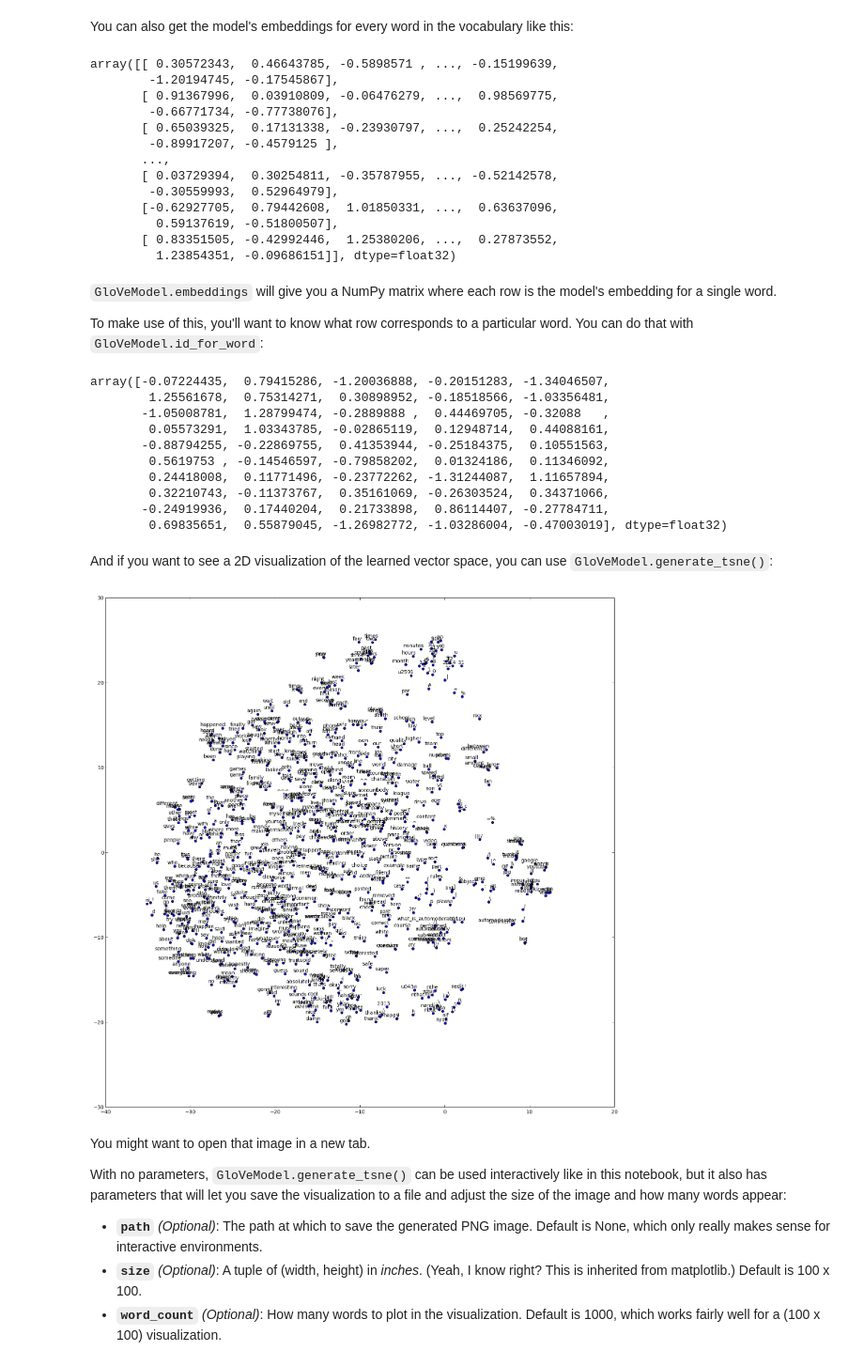
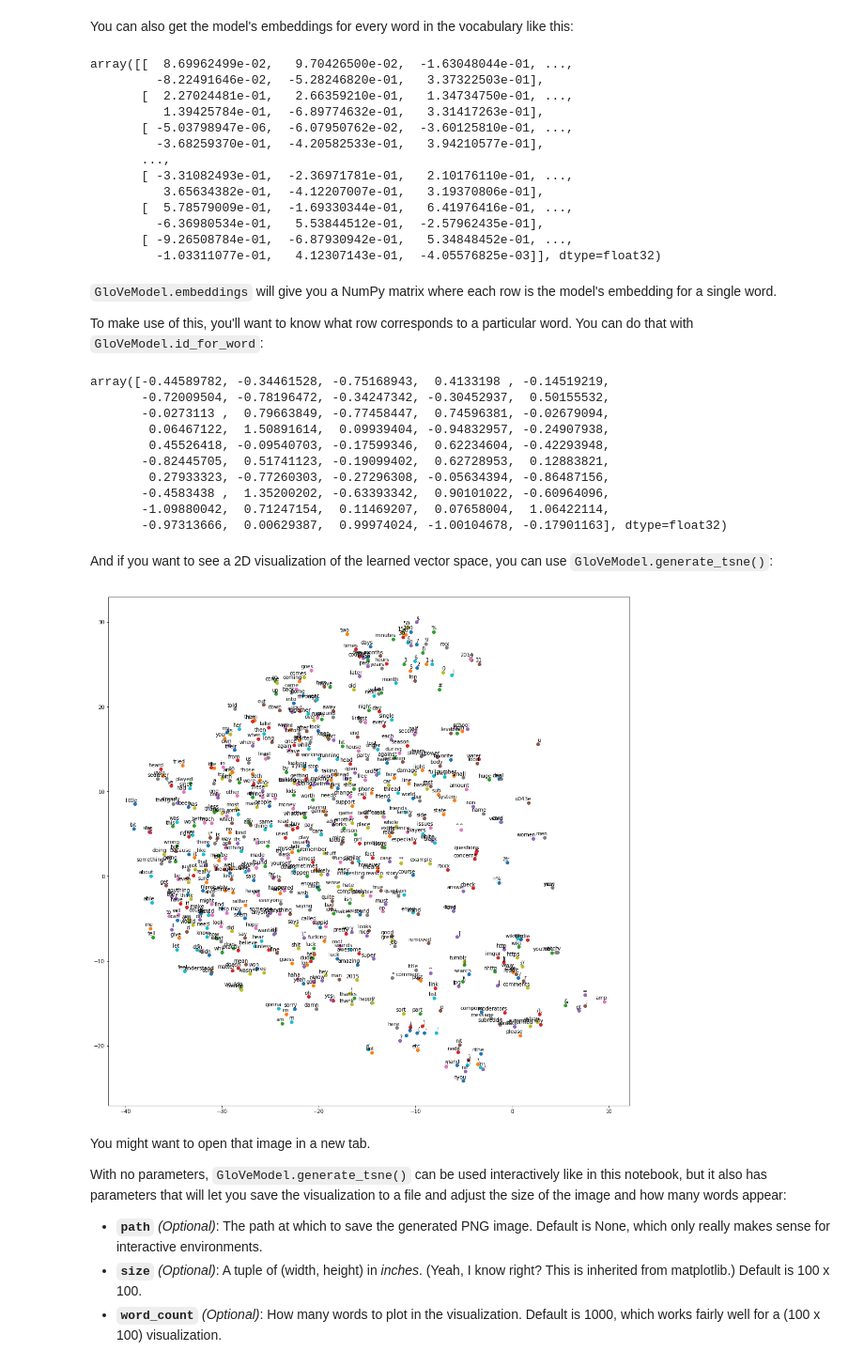
Before and after one commit to udsclub/Project1.-Sentiment-Analysis, a Jupyter notebook: src/preprocessing_tutorials/glove/glove.ipynb, the cells around one changed output. Shown at 94% size. Saved outputs shown, nothing was run; the diff lists cells and outputs as text; code cells hidden in the pictures.

```diff
--- a/src/preprocessing_tutorials/glove/glove.ipynb
+++ b/src/preprocessing_tutorials/glove/glove.ipynb
@@ -100,4 +84,4 @@ def reddit_comment_corpus(path):
     return (tokenize_comment(comment) for comment in extract_reddit_comments(path))
 
 # Replace the path with the path to your corpus file
-corpus = reddit_comment_corpus("RC_2015-01-1m_sample")
+corpus = reddit_comment_corpus("RC_2015-01-100000_sample")
@@ -152,19 +129,19 @@ You can also get the model's embeddings for every word in the vocabulary like th
 # %%
 model.embeddings
 # %% [output]
-array([[ 0.30572343,  0.46643785, -0.5898571 , ..., -0.15199639,
-        -1.20194745, -0.17545867],
-       [ 0.91367996,  0.03910809, -0.06476279, ...,  0.98569775,
-        -0.66771734, -0.77738076],
-       [ 0.65039325,  0.17131338, -0.23930797, ...,  0.25242254,
-        -0.89917207, -0.4579125 ],
+array([[  8.69962499e-02,   9.70426500e-02,  -1.63048044e-01, ...,
+         -8.22491646e-02,  -5.28246820e-01,   3.37322503e-01],
+       [  2.27024481e-01,   2.66359210e-01,   1.34734750e-01, ...,
+          1.39425784e-01,  -6.89774632e-01,   3.31417263e-01],
+       [ -5.03798947e-06,  -6.07950762e-02,  -3.60125810e-01, ...,
+         -3.68259370e-01,  -4.20582533e-01,   3.94210577e-01],
        ...,
-       [ 0.03729394,  0.30254811, -0.35787955, ..., -0.52142578,
-        -0.30559993,  0.52964979],
-       [-0.62927705,  0.79442608,  1.01850331, ...,  0.63637096,
-         0.59137619, -0.51800507],
-       [ 0.83351505, -0.42992446,  1.25380206, ...,  0.27873552,
-         1.23854351, -0.09686151]], dtype=float32)
+       [ -3.31082493e-01,  -2.36971781e-01,   2.10176110e-01, ...,
+          3.65634382e-01,  -4.12207007e-01,   3.19370806e-01],
+       [  5.78579009e-01,  -1.69330344e-01,   6.41976416e-01, ...,
+         -6.36980534e-01,   5.53844512e-01,  -2.57962435e-01],
+       [ -9.26508784e-01,  -6.87930942e-01,   5.34848452e-01, ...,
+         -1.03311077e-01,   4.12307143e-01,  -4.05576825e-03]], dtype=float32)
 # %% [markdown]
 `GloVeModel.embeddings` will give you a NumPy matrix where each row is the model's embedding for a single word.
 
@@ -172,23 +149,23 @@ To make use of this, you'll want to know what row corresponds to a particular wo
 # %%
 model.embeddings[model.id_for_word('reddit')]
 # %% [output]
-array([-0.07224435,  0.79415286, -1.20036888, -0.20151283, -1.34046507,
-        1.25561678,  0.75314271,  0.30898952, -0.18518566, -1.03356481,
-       -1.05008781,  1.28799474, -0.2889888 ,  0.44469705, -0.32088   ,
-        0.05573291,  1.03343785, -0.02865119,  0.12948714,  0.44088161,
-       -0.88794255, -0.22869755,  0.41353944, -0.25184375,  0.10551563,
-        0.5619753 , -0.14546597, -0.79858202,  0.01324186,  0.11346092,
-        0.24418008,  0.11771496, -0.23772262, -1.31244087,  1.11657894,
-        0.32210743, -0.11373767,  0.35161069, -0.26303524,  0.34371066,
-       -0.24919936,  0.17440204,  0.21733898,  0.86114407, -0.27784711,
-        0.69835651,  0.55879045, -1.26982772, -1.03286004, -0.47003019], dtype=float32)
+array([-0.44589782, -0.34461528, -0.75168943,  0.4133198 , -0.14519219,
+       -0.72009504, -0.78196472, -0.34247342, -0.30452937,  0.50155532,
+       -0.0273113 ,  0.79663849, -0.77458447,  0.74596381, -0.02679094,
+        0.06467122,  1.50891614,  0.09939404, -0.94832957, -0.24907938,
+        0.45526418, -0.09540703, -0.17599346,  0.62234604, -0.42293948,
+       -0.82445705,  0.51741123, -0.19099402,  0.62728953,  0.12883821,
+        0.27933323, -0.77260303, -0.27296308, -0.05634394, -0.86487156,
+       -0.4583438 ,  1.35200202, -0.63393342,  0.90101022, -0.60964096,
+       -1.09880042,  0.71247154,  0.11469207,  0.07658004,  1.06422114,
+       -0.97313666,  0.00629387,  0.99974024, -1.00104678, -0.17901163], dtype=float32)
 # %% [markdown]
 And if you want to see a 2D visualization of the learned vector space, you can use `GloVeModel.generate_tsne()`:
 # %%
 %matplotlib inline
-model.generate_tsne(size=(18,18), word_count=800)
+model.generate_tsne(size=(18,18), word_count=600)
 # %% [output]
-[figure, old version]
+[figure, new version]
 # %% [markdown]
 You might want to open that image in a new tab.
 
```
Also changed, not shown: parts of 8 cells of this notebook, 2 other files.
